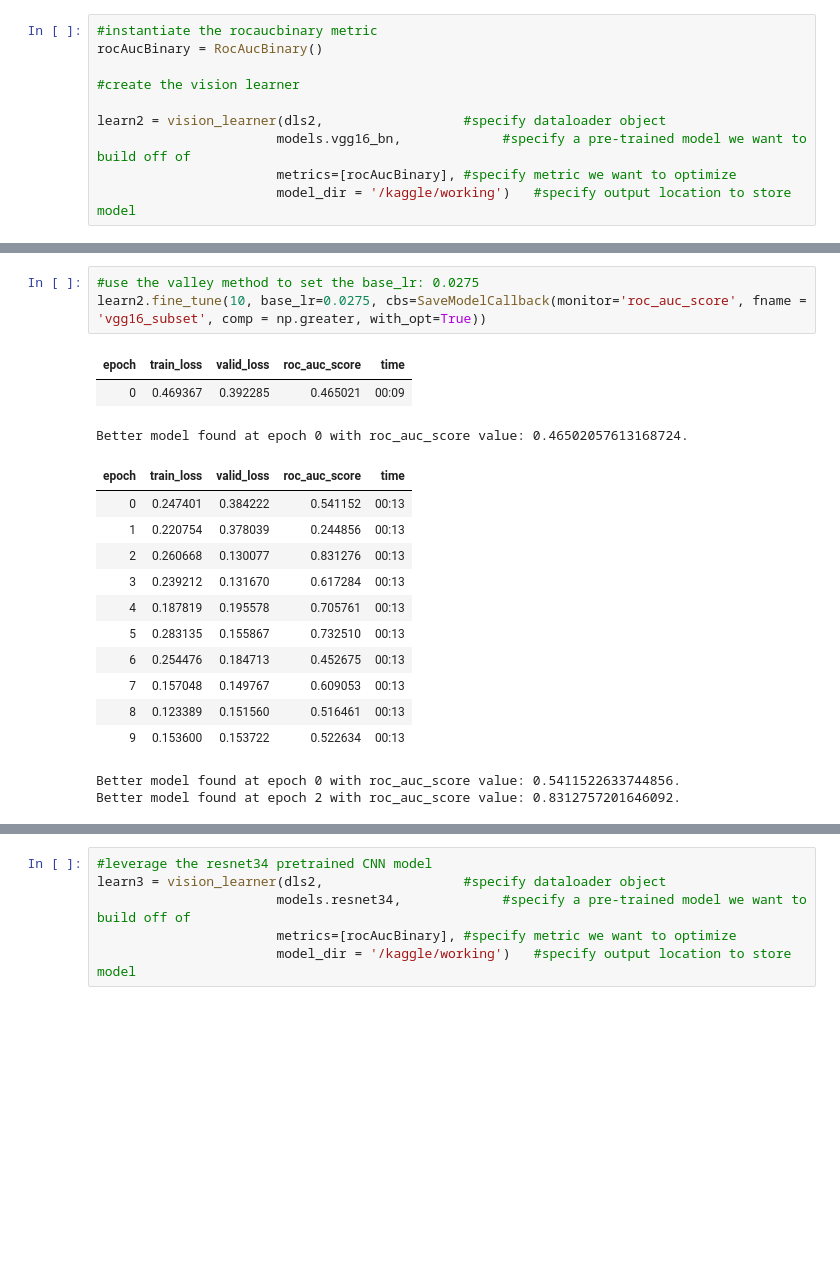
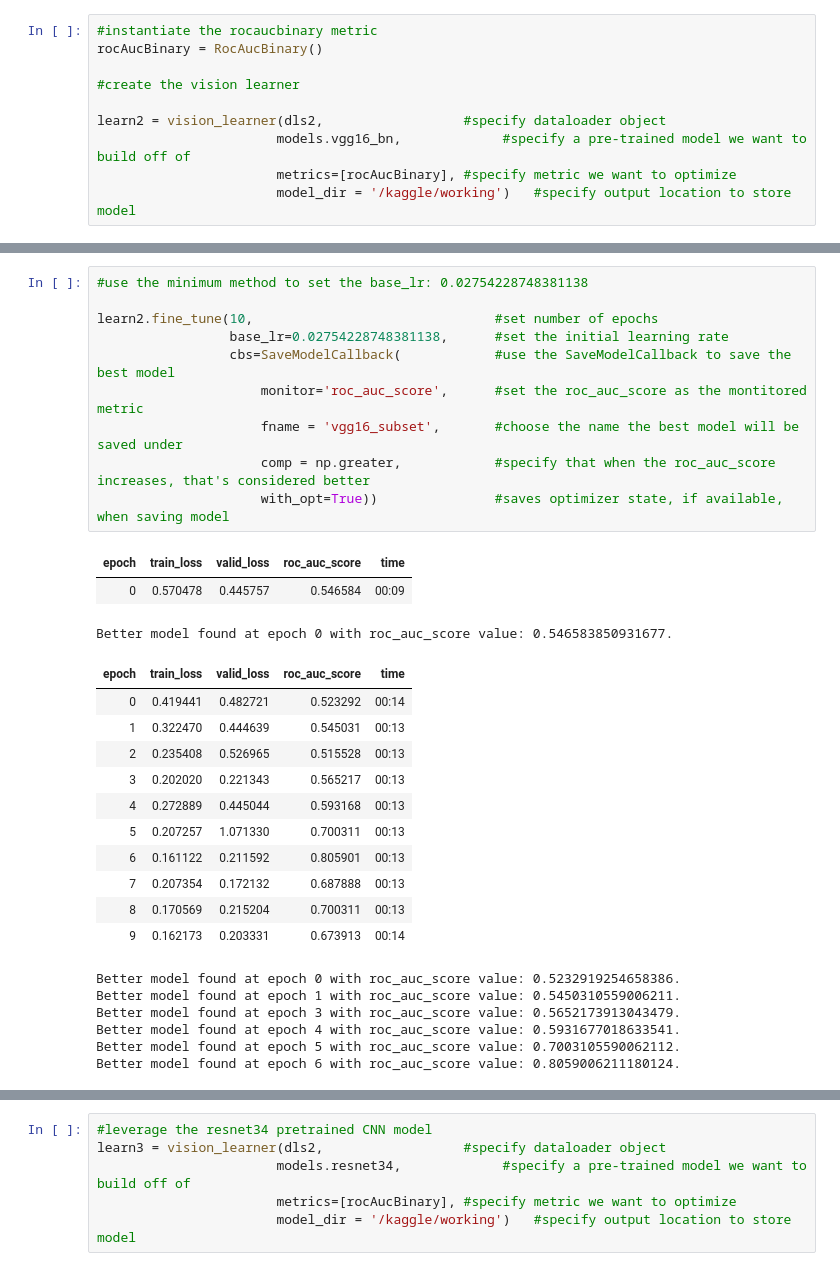
Before and after one commit to caitlinruble/Skin-Cancer-Image-Detection, a Jupyter notebook: melanoma-detection-using-fastai-prototype.ipynb, the cells around one changed output, grey strips where cells are left out. Cells and saved outputs as stored; diff of their text form; blank space fills up the shorter version.

```diff
--- a/melanoma-detection-using-fastai-prototype.ipynb
+++ b/melanoma-detection-using-fastai-prototype.ipynb
@@ -297,21 +277,32 @@ Better model found at epoch 0 with roc_auc_score value: 0.8004115226337449.
 # %%
-#use the valley method to set the base_lr: 0.0275
-learn2.fine_tune(10, base_lr=0.0275, cbs=SaveModelCallback(monitor='roc_auc_score', fname = 'vgg16_subset', comp = np.greater, with_opt=True))
+#use the minimum method to set the base_lr: 0.02754228748381138
+
+learn2.fine_tune(10,                               #set number of epochs
+                 base_lr=0.02754228748381138,      #set the initial learning rate
+                 cbs=SaveModelCallback(            #use the SaveModelCallback to save the best model
+                     monitor='roc_auc_score',      #set the roc_auc_score as the montitored metric
+                     fname = 'vgg16_subset',       #choose the name the best model will be saved under
+                     comp = np.greater,            #specify that when the roc_auc_score increases, that's considered better
+                     with_opt=True))               #saves optimizer state, if available, when saving model
 # %% [output]
 | epoch | train_loss | valid_loss | roc_auc_score | time |
-| 0 | 0.469367 | 0.392285 | 0.465021 | 00:09 |
+| 0 | 0.570478 | 0.445757 | 0.546584 | 00:09 |
-Better model found at epoch 0 with roc_auc_score value: 0.46502057613168724.
+Better model found at epoch 0 with roc_auc_score value: 0.546583850931677.
 | epoch | train_loss | valid_loss | roc_auc_score | time |
-| 0 | 0.247401 | 0.384222 | 0.541152 | 00:13 |
-| 1 | 0.220754 | 0.378039 | 0.244856 | 00:13 |
-| 2 | 0.260668 | 0.130077 | 0.831276 | 00:13 |
-| 3 | 0.239212 | 0.131670 | 0.617284 | 00:13 |
-| 4 | 0.187819 | 0.195578 | 0.705761 | 00:13 |
-| 5 | 0.283135 | 0.155867 | 0.732510 | 00:13 |
-| 6 | 0.254476 | 0.184713 | 0.452675 | 00:13 |
-| 7 | 0.157048 | 0.149767 | 0.609053 | 00:13 |
-| 8 | 0.123389 | 0.151560 | 0.516461 | 00:13 |
-| 9 | 0.153600 | 0.153722 | 0.522634 | 00:13 |
+| 0 | 0.419441 | 0.482721 | 0.523292 | 00:14 |
+| 1 | 0.322470 | 0.444639 | 0.545031 | 00:13 |
+| 2 | 0.235408 | 0.526965 | 0.515528 | 00:13 |
+| 3 | 0.202020 | 0.221343 | 0.565217 | 00:13 |
+| 4 | 0.272889 | 0.445044 | 0.593168 | 00:13 |
+| 5 | 0.207257 | 1.071330 | 0.700311 | 00:13 |
+| 6 | 0.161122 | 0.211592 | 0.805901 | 00:13 |
+| 7 | 0.207354 | 0.172132 | 0.687888 | 00:13 |
+| 8 | 0.170569 | 0.215204 | 0.700311 | 00:13 |
+| 9 | 0.162173 | 0.203331 | 0.673913 | 00:14 |
-Better model found at epoch 0 with roc_auc_score value: 0.5411522633744856.
-Better model found at epoch 2 with roc_auc_score value: 0.8312757201646092.
+Better model found at epoch 0 with roc_auc_score value: 0.5232919254658386.
+Better model found at epoch 1 with roc_auc_score value: 0.5450310559006211.
+Better model found at epoch 3 with roc_auc_score value: 0.5652173913043479.
+Better model found at epoch 4 with roc_auc_score value: 0.5931677018633541.
+Better model found at epoch 5 with roc_auc_score value: 0.7003105590062112.
+Better model found at epoch 6 with roc_auc_score value: 0.8059006211180124.
 # %% [markdown]
```
Also changed, not shown: parts of 27 cells of this notebook.
